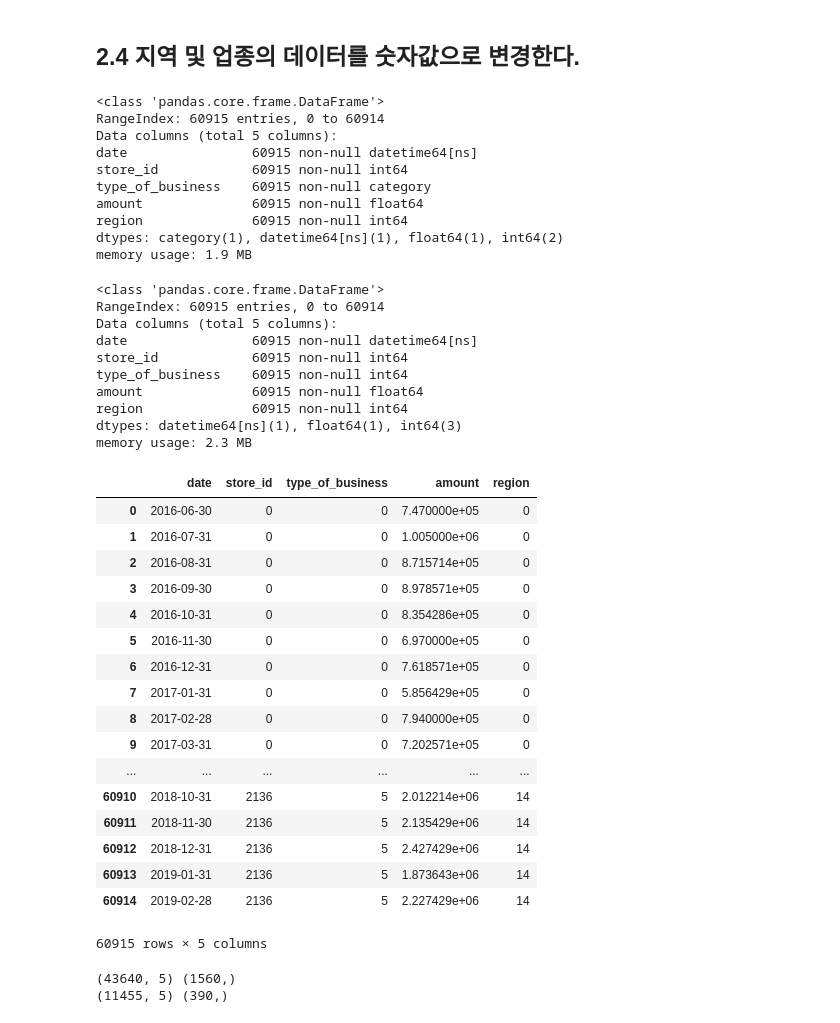
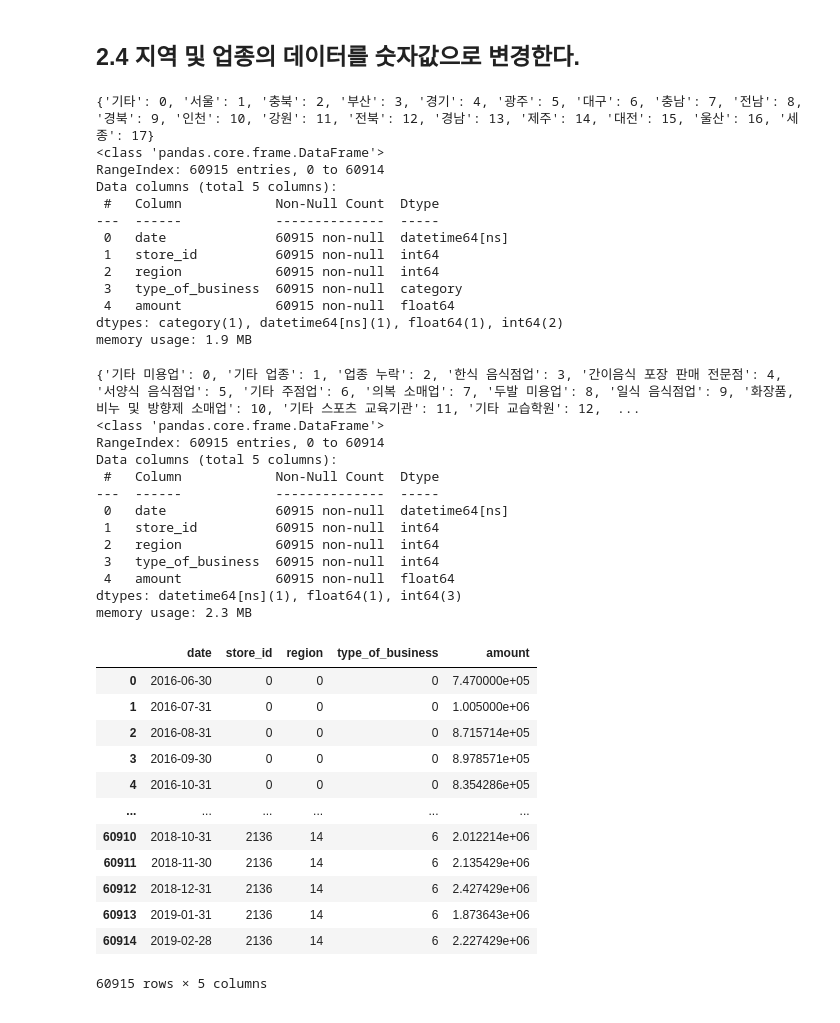
Before and after one commit to AllenBJLee/dacon, a Jupyter notebook: funda/funda_mark2.ipynb, the cells around one changed output. Cells and saved outputs as stored; diff of their text form; code cells hidden in the pictures.

```diff
--- a/funda/funda_mark2.ipynb
+++ b/funda/funda_mark2.ipynb
@@ -368,6 +355,8 @@ len( df_month.type_of_business.unique() )
 # 지역을 list 로 받아 다시 dictionary 로 변경해준다.
 list_region = df_month['region'].unique()
 dict_region = { list_region[idx] : idx for idx in range( 0, len(list_region) ) }
+
+print( dict_region )
 
 # row를 순회하며 일치하는 값을 숫자로 변경하는 함수
 def change_region(row) :
@@ -380,21 +369,25 @@ df_month['region'] = df_month.apply( change_region, axis=1 )
 
 df_month.info()
 # %% [output]
+{'기타': 0, '서울': 1, '충북': 2, '부산': 3, '경기': 4, '광주': 5, '대구': 6, '충남': 7, '전남': 8, '경북': 9, '인천': 10, '강원': 11, '전북': 12, '경남': 13, '제주': 14, '대전': 15, '울산': 16, '세종': 17}
 <class 'pandas.core.frame.DataFrame'>
 RangeIndex: 60915 entries, 0 to 60914
 Data columns (total 5 columns):
-date                60915 non-null datetime64[ns]
-store_id            60915 non-null int64
-type_of_business    60915 non-null category
-amount              60915 non-null float64
-region              60915 non-null int64
+ #   Column            Non-Null Count  Dtype
+---  ------            --------------  -----
+ 0   date              60915 non-null  datetime64[ns]
+ 1   store_id          60915 non-null  int64
+ 2   region            60915 non-null  int64
+ 3   type_of_business  60915 non-null  category
+ 4   amount            60915 non-null  float64
 dtypes: category(1), datetime64[ns](1), float64(1), int64(2)
 memory usage: 1.9 MB
 # %%
 # 마찮가지로 업종을 숫자로 변경해준다.
 list_tob = df_month['type_of_business'].unique()
+dict_tob = { list_tob[idx] : idx for idx in range( 0, len(list_tob) ) }
 
-dict_tob = { list_tob[idx] : idx for idx in range( 0, len(list_tob) ) }
+print( dict_tob )
 
 def change_tob(row) :
     if row['type_of_business'] in dict_tob :
@@ -406,44 +399,32 @@ df_month['type_of_business'] = df_month.apply( change_tob, axis=1 )
 
 df_month.info()
 # %% [output]
+{'기타 미용업': 0, '기타 업종': 1, '업종 누락': 2, '한식 음식점업': 3, '간이음식 포장 판매 전문점': 4, '서양식 음식점업': 5, '기타 주점업': 6, '의복 소매업': 7, '두발 미용업': 8, '일식 음식점업': 9, '화장품, 비누 및 방향제 소매업': 10, '기타 스포츠 교육기관': 11, '기타 교습학원': 12,  ...
 <class 'pandas.core.frame.DataFrame'>
 RangeIndex: 60915 entries, 0 to 60914
 Data columns (total 5 columns):
-date                60915 non-null datetime64[ns]
-store_id            60915 non-null int64
-type_of_business    60915 non-null int64
-amount              60915 non-null float64
-region              60915 non-null int64
+ #   Column            Non-Null Count  Dtype
+---  ------            --------------  -----
+ 0   date              60915 non-null  datetime64[ns]
+ 1   store_id          60915 non-null  int64
+ 2   region            60915 non-null  int64
+ 3   type_of_business  60915 non-null  int64
+ 4   amount            60915 non-null  float64
 dtypes: datetime64[ns](1), float64(1), int64(3)
 memory usage: 2.3 MB
-# %%
-df_feature = df_month.copy()
-
-df_feature
-# %% [output]
-|  | date | store_id | type_of_business | amount | region |
-| 0 | 2016-06-30 | 0 | 0 | 7.470000e+05 | 0 |
-| 1 | 2016-07-31 | 0 | 0 | 1.005000e+06 | 0 |
-| 2 | 2016-08-31 | 0 | 0 | 8.715714e+05 | 0 |
-| 3 | 2016-09-30 | 0 | 0 | 8.978571e+05 | 0 |
-| 4 | 2016-10-31 | 0 | 0 | 8.354286e+05 | 0 |
-| 5 | 2016-11-30 | 0 | 0 | 6.970000e+05 | 0 |
-| 6 | 2016-12-31 | 0 | 0 | 7.618571e+05 | 0 |
-| 7 | 2017-01-31 | 0 | 0 | 5.856429e+05 | 0 |
-| 8 | 2017-02-28 | 0 | 0 | 7.940000e+05 | 0 |
-| 9 | 2017-03-31 | 0 | 0 | 7.202571e+05 | 0 |
-| ... | ... | ... | ... | ... | ... |
-| 60910 | 2018-10-31 | 2136 | 5 | 2.012214e+06 | 14 |
-| 60911 | 2018-11-30 | 2136 | 5 | 2.135429e+06 | 14 |
-| 60912 | 2018-12-31 | 2136 | 5 | 2.427429e+06 | 14 |
-| 60913 | 2019-01-31 | 2136 | 5 | 1.873643e+06 | 14 |
-| 60914 | 2019-02-28 | 2136 | 5 | 2.227429e+06 | 14 |
-60915 rows × 5 columns
-# %%
-train_x, test_x, train_y, test_y = ut.train_test_splitter( df_feature, 'date' )
-
-print( train_x.shape, train_y.shape )
-print( test_x.shape, test_y.shape )
-# %% [output]
-(43640, 5) (1560,)
-(11455, 5) (390,)
+# %%
+df_month
+# %% [output]
+|  | date | store_id | region | type_of_business | amount |
+| 0 | 2016-06-30 | 0 | 0 | 0 | 7.470000e+05 |
+| 1 | 2016-07-31 | 0 | 0 | 0 | 1.005000e+06 |
+| 2 | 2016-08-31 | 0 | 0 | 0 | 8.715714e+05 |
+| 3 | 2016-09-30 | 0 | 0 | 0 | 8.978571e+05 |
+| 4 | 2016-10-31 | 0 | 0 | 0 | 8.354286e+05 |
+| ... | ... | ... | ... | ... | ... |
+| 60910 | 2018-10-31 | 2136 | 14 | 6 | 2.012214e+06 |
+| 60911 | 2018-11-30 | 2136 | 14 | 6 | 2.135429e+06 |
+| 60912 | 2018-12-31 | 2136 | 14 | 6 | 2.427429e+06 |
+| 60913 | 2019-01-31 | 2136 | 14 | 6 | 1.873643e+06 |
+| 60914 | 2019-02-28 | 2136 | 14 | 6 | 2.227429e+06 |
+60915 rows × 5 columns
```
Also changed, not shown: parts of 30 cells of this notebook.
